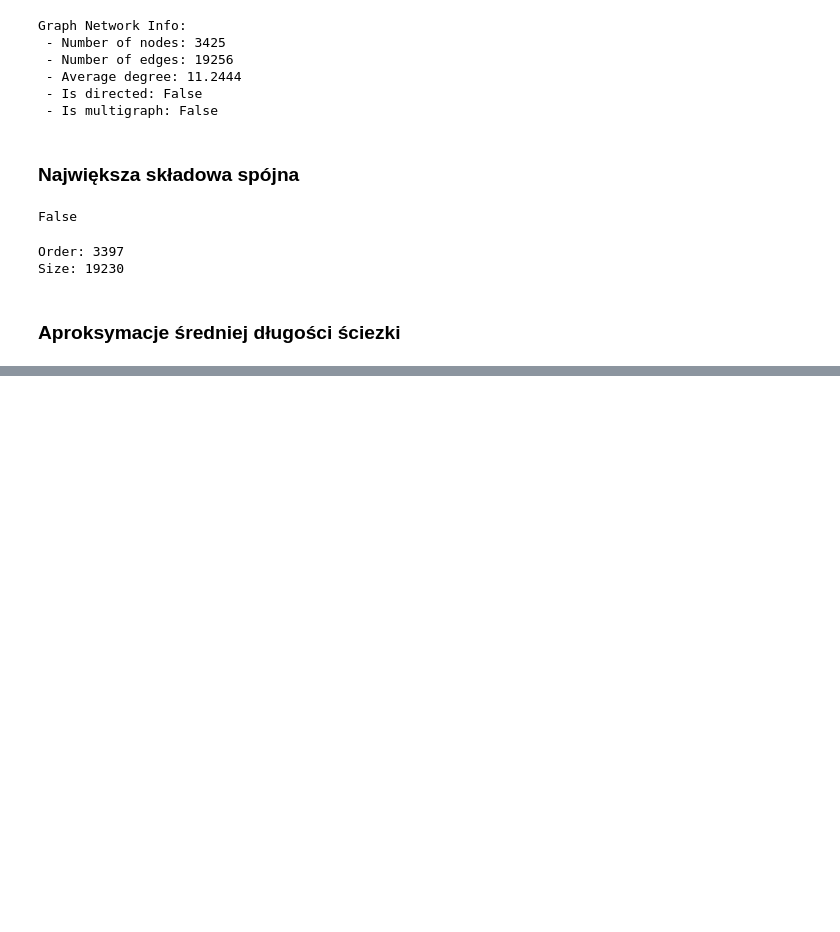
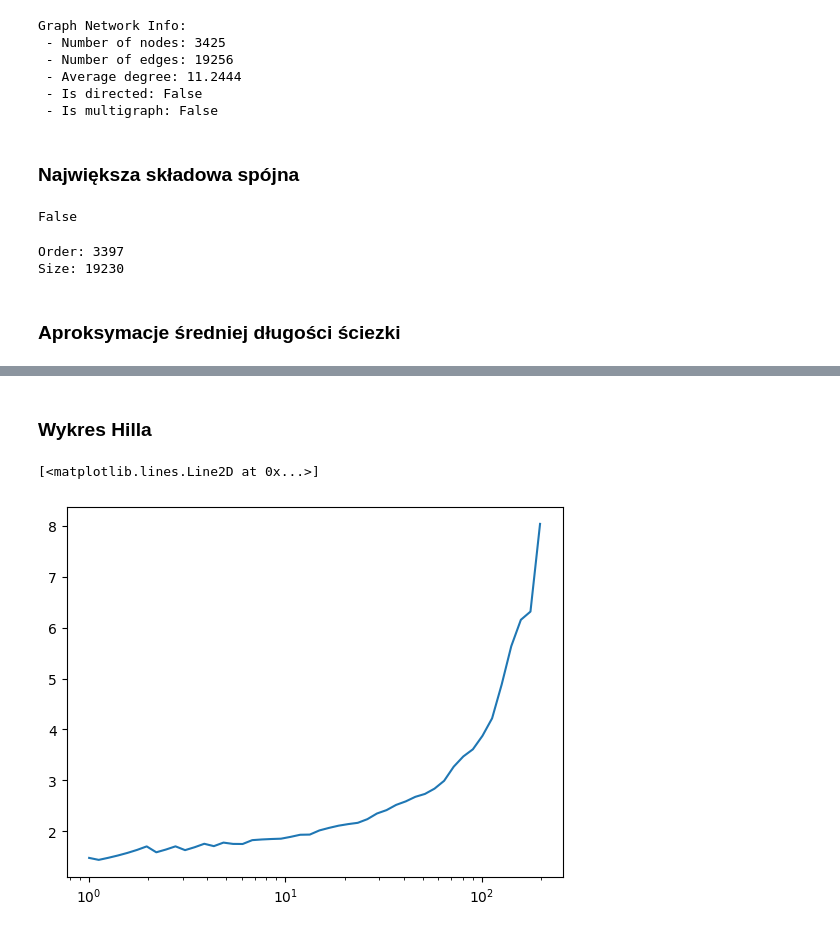
Before and after one commit to Newtoneiro/TASS_sieci_spo-eczne, a Jupyter notebook: projekt_b.ipynb, the cells around one changed output, grey strips where cells are left out. Saved outputs shown, nothing was run; the diff lists cells and outputs as text; code cells hidden in the pictures; blank space fills up the shorter version.

```diff
--- a/projekt_b.ipynb
+++ b/projekt_b.ipynb
@@ -127,0 +121,9 @@ Aproksymacja średniej długości ścieżki (dla 10000 próbek): 4.09
+# %%
+core_numbers = nx.core_number(graph_network)
+unique_cores = sorted(set(core_numbers.values()), reverse=True)
+# %%
+three_largest_cores = unique_cores[0:3]
+
+for i, core in enumerate(three_largest_cores):
+    no_nodes = sum(1 for v in core_numbers.values() if v == core)
+    print(f"{i + 1}. największy rząd rdzenia [{core}], liczba wierzchołków: {no_nodes}")
@@ -127,0 +177,28 @@ Aproksymacja średniej długości ścieżki (dla 10000 próbek): 4.09
+# %% [markdown]
+### Wykres Hilla
+# %%
+degrees = [elem[1] for elem in largest_subgraph.degree()]
+
+NO_BINS = 50
+
+bins=np.logspace(
+    np.log10(min(degrees)),
+    np.log10(max(degrees)),
+    num=NO_BINS
+)
+
+_, bin_edges = np.histogram(
+    np.array(list(degrees)),
+    bins
+)
+
+alpha = np.zeros(len(bin_edges[:-2]))
+
+for i in range(0, len(bin_edges) - 2):
+    fit = powerlaw.Fit(list(degrees), xmin=bin_edges[i], discrete=True)
+    alpha[i] = fit.alpha
+
+plt.semilogx(bin_edges[:-2], alpha)
+# %% [output]
+[<matplotlib.lines.Line2D at 0x...>]
+[figure, added]
```
Also changed, not shown: parts of 12 cells of this notebook, 1 other file.
